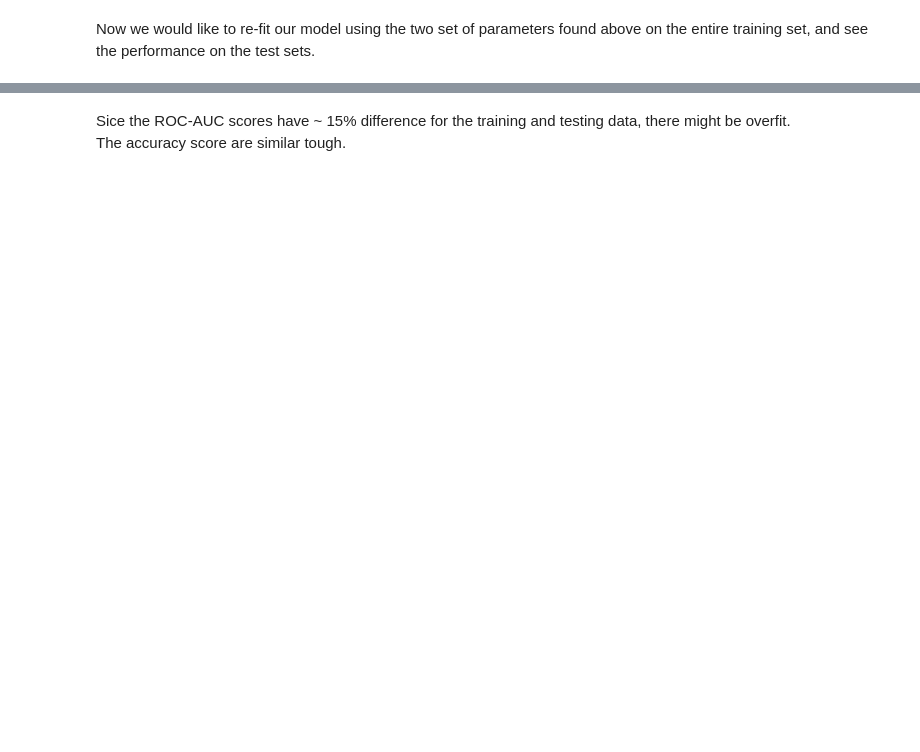
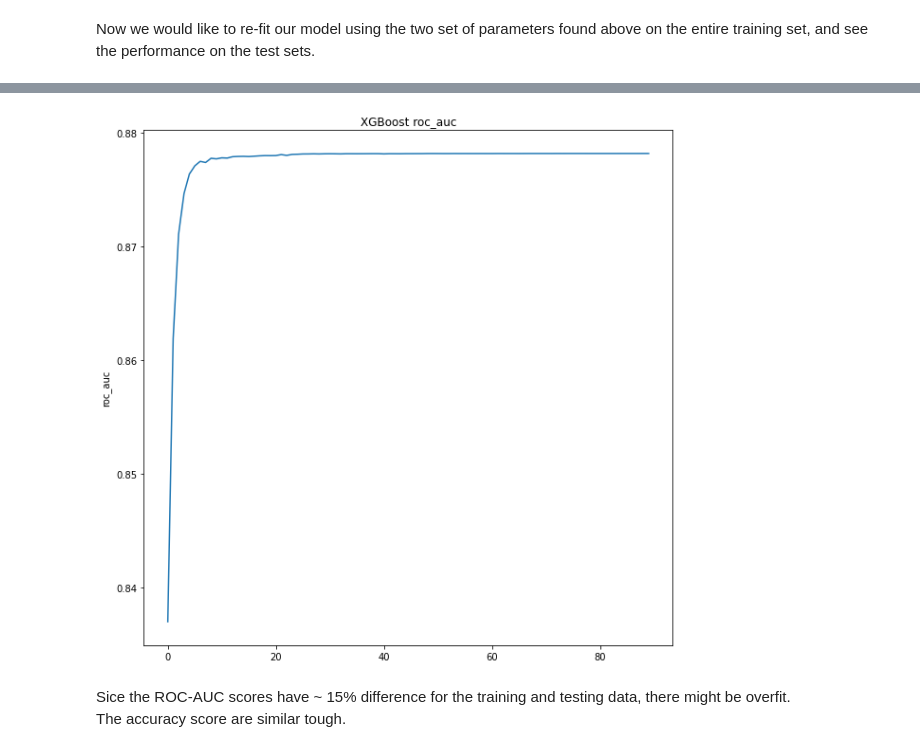
Before and after one commit to sanalsprasad/ErdosProject, a Jupyter notebook: Models/xgboost.ipynb, the cells around one changed output, grey strips where cells are left out. Saved outputs shown, nothing was run; the diff lists cells and outputs as text; code cells hidden in the pictures; blank space fills up the shorter version.

```diff
--- a/Models/xgboost.ipynb
+++ b/Models/xgboost.ipynb
@@ -365,3 +152,14 @@ ROC-AUC score of this set of parameter is:  0.7154172400492356
+# %%
+figure(figsize=(10, 10))
+results = xgb_clf_r.evals_result()
+epochs = len(results['validation_0']['auc'])
+x_axis = range(0, epochs)
+plt.plot(x_axis, results['validation_0']['auc'], label='Train_all')
+plt.ylabel('roc_auc')
+plt.title('XGBoost roc_auc')
+plt.show()
+# %% [output]
+[figure, added]
 # %% [markdown]
 Sice the ROC-AUC scores have ~ 15% difference for the training and testing data, there might be overfit.
 The accuracy score are similar tough.
```
Also changed, not shown: parts of 7 cells of this notebook, 1 other file.
